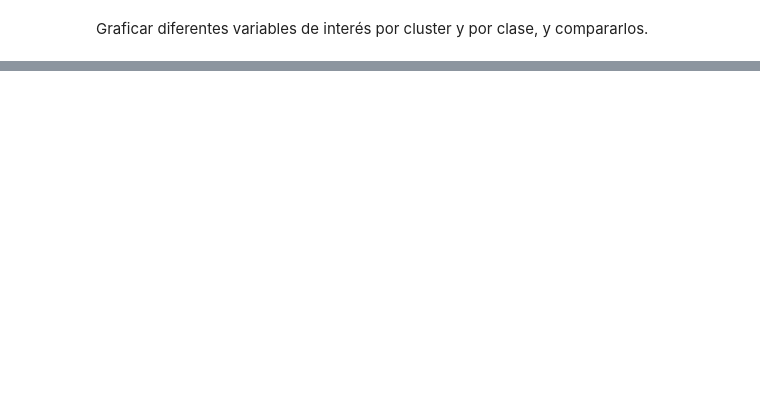
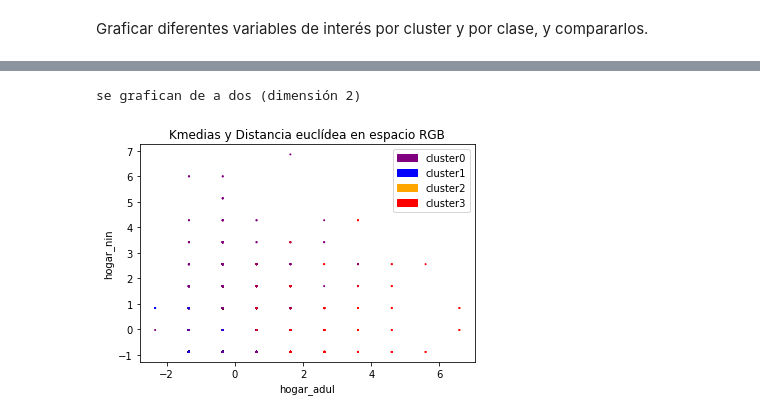
Before and after one commit to joseleonardocarabajal/MentoriaNivelPobrezaCostaRica, a Jupyter notebook: Practico 5 - Aprendizaje No Supervisado/5- Pobreza en Costa Rica - Aprendizaje No Supervisado.ipynb, the cells around one changed output, grey strips where cells are left out. Cells and saved outputs as stored; diff of their text form; code cells hidden in the pictures; blank space fills up the shorter version.

```diff
--- a/Practico 5 - Aprendizaje No Supervisado/5- Pobreza en Costa Rica - Aprendizaje No Supervisado.ipynb
+++ b/Practico 5 - Aprendizaje No Supervisado/5- Pobreza en Costa Rica - Aprendizaje No Supervisado.ipynb
@@ -491,0 +632,10 @@ En caso de que hayan dividido en Train/Test los datasets y utilizado la misma ca
+# %%
+# Aplicar método de Elbow para identificar el número de clusters óptimo
+n = 3
+sum_sq_dist = []
+list_k = list(range(1, n))
+
+for k in list_k:
+    km = KMeans(n_clusters=k)
+    km.fit(_ds_hog)
+    sum_sq_dist.append(km.inertia_)
@@ -491,0 +657,3 @@ En caso de que hayan dividido en Train/Test los datasets y utilizado la misma ca
+# %%
+kmeans = KMeans(n_clusters=4)
+kmeans.fit(_ds_hog)
@@ -491,0 +683,7 @@ En caso de que hayan dividido en Train/Test los datasets y utilizado la misma ca
+# %%
+# Se agrupan los datos usando Kmedias en 4 clusters (cantidad elegida según el criterio del codo (Elbow method))
+kmeans = KMeans(n_clusters=4)
+kmeans.fit(_ds_hog)
+df_clusters=_ds_hog.copy()
+df_clusters['kmedias_4']=kmeans.labels_
+df_clusters.head()
@@ -491,0 +697,36 @@ En caso de que hayan dividido en Train/Test los datasets y utilizado la misma ca
+# %%
+import matplotlib.pyplot as plt
+import matplotlib.patches as mpatches
+
+colores=['purple','blue','orange','red']
+variables=["hogar_nin","hogar_adul"]
+
+variable1=variables[1]
+variable2=variables[0]
+
+f1 = df_clusters[variable1].values
+f2 = df_clusters[variable2].values
+f3 = df_clusters.kmedias_4
+
+asignar=[]
+l=len(f3)
+print('se grafican de a dos (dimensión 2)')
+
+for k in f3:#for index, row in filtered_data.iterrows():
+    asignar.append(colores[f3[k]-1])
+
+
+plt.scatter(f1, f2, c=asignar, s=1)
+plt.xlabel(variable1)
+plt.ylabel(variable2)
+patch1 = mpatches.Patch(color=colores[0], label='cluster0')
+patch2 = mpatches.Patch(color=colores[1], label='cluster1')
+patch3 = mpatches.Patch(color=colores[2], label='cluster2')
+patch4 = mpatches.Patch(color=colores[3], label='cluster3')
+plt.legend(handles=[patch1,patch2,patch3,patch4])
+plt.title('Kmedias y Distancia euclídea en espacio RGB')
+plt.savefig('test2png.png', dpi=5000)
+plt.show()
+# %% [output]
+se grafican de a dos (dimensión 2)
+[figure, added]
```
Also changed, not shown: parts of 34 cells of this notebook, 2 other files.
